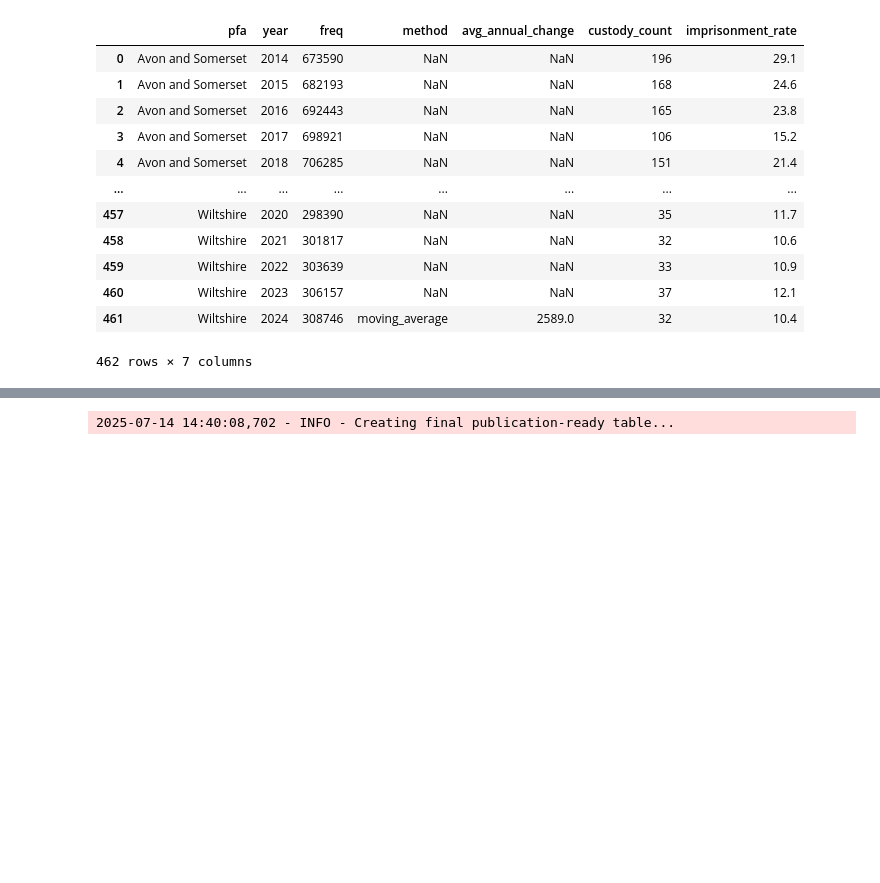
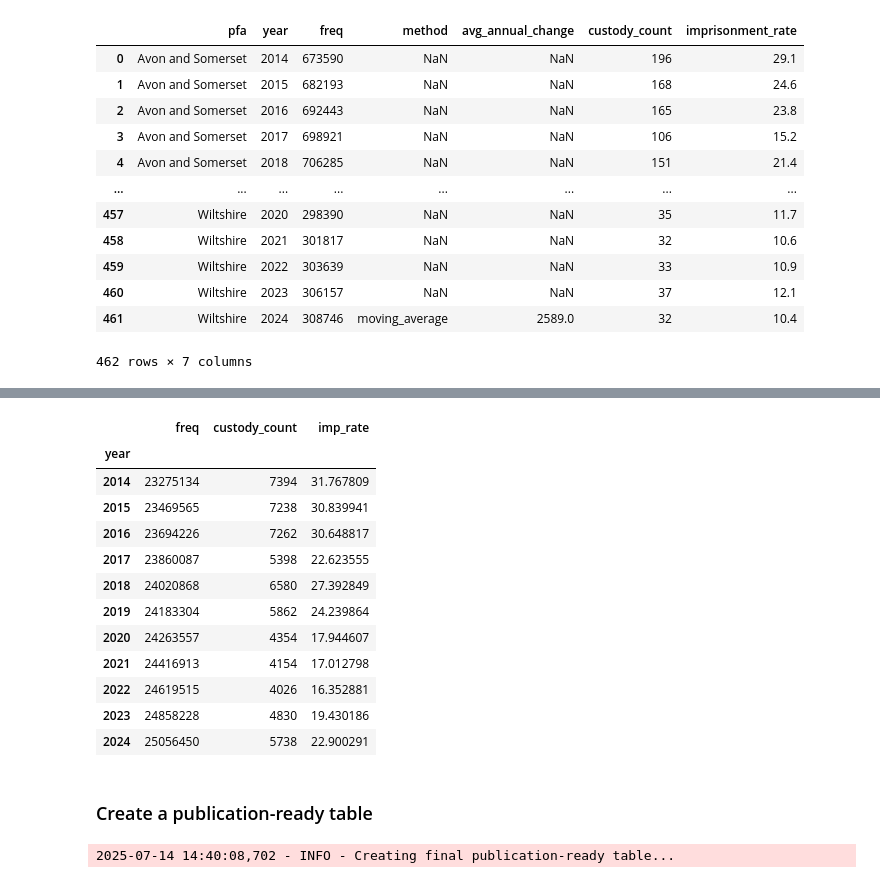
Before and after one commit to Prison-Reform-Trust/womens-imprisonment-PFA, a Jupyter notebook: notebooks/processing_data/1.7-ah-combine-custody-pfa-population.ipynb, the cells around one changed output, grey strips where cells are left out. Drawn from its saved outputs; the diff is of its cells as text; code cells hidden in the pictures; blank space fills up the shorter version.

Commit message:
add calculation for overall imprisonment rate across England and Wales

```diff
--- a/notebooks/processing_data/1.7-ah-combine-custody-pfa-population.ipynb
+++ b/notebooks/processing_data/1.7-ah-combine-custody-pfa-population.ipynb
@@ -823,0 +829,3 @@ df
+# %%
+eng_wales = df.groupby(by='year').agg({'freq':'sum', 'custody_count': 'sum'})
+eng_wales
@@ -824,3 +846,22 @@ df
+# %%
+eng_wales['imp_rate'] = eng_wales['custody_count'] / eng_wales['freq'] *100000
+eng_wales
+# %% [output]
+|  | freq | custody_count | imp_rate |
+| year |  |  |  |
+| 2014 | 23275134 | 7394 | 31.767809 |
+| 2015 | 23469565 | 7238 | 30.839941 |
+| 2016 | 23694226 | 7262 | 30.648817 |
+| 2017 | 23860087 | 5398 | 22.623555 |
+| 2018 | 24020868 | 6580 | 27.392849 |
+| 2019 | 24183304 | 5862 | 24.239864 |
+| 2020 | 24263557 | 4354 | 17.944607 |
+| 2021 | 24416913 | 4154 | 17.012798 |
+| 2022 | 24619515 | 4026 | 16.352881 |
+| 2023 | 24858228 | 4830 | 19.430186 |
+| 2024 | 25056450 | 5738 | 22.900291 |
+# %% [markdown]
+### Create a publication-ready table
 # %%
 test_table = combine_custody_pfa_population.create_publication_ready_table(df)
 test_table
```
Also changed, not shown: parts of 5 cells of this notebook.
